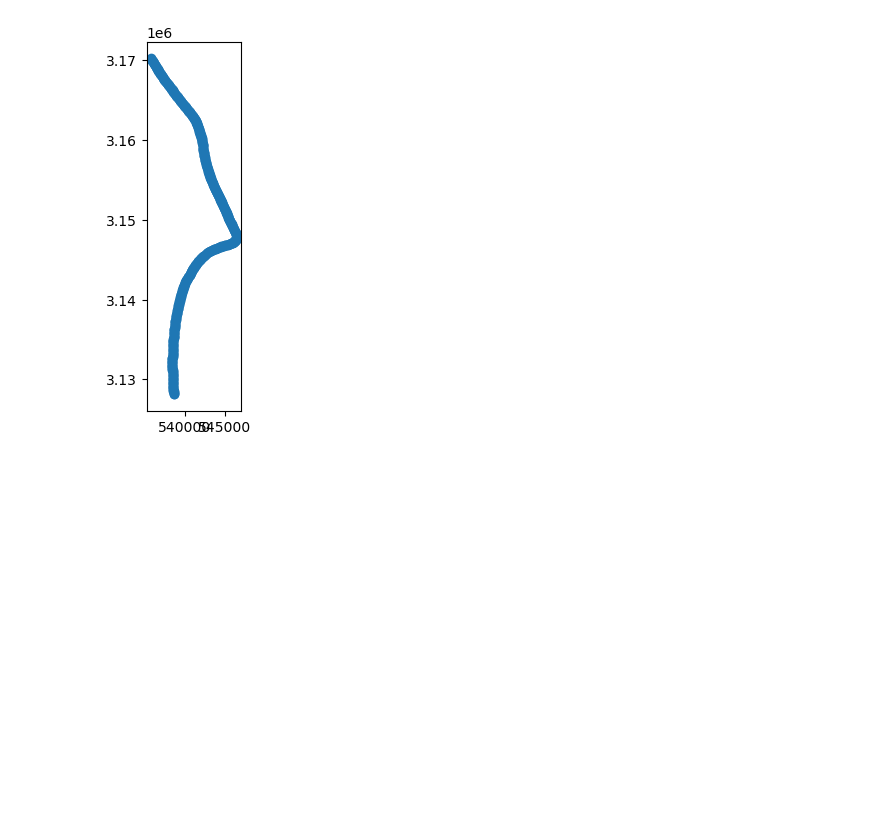
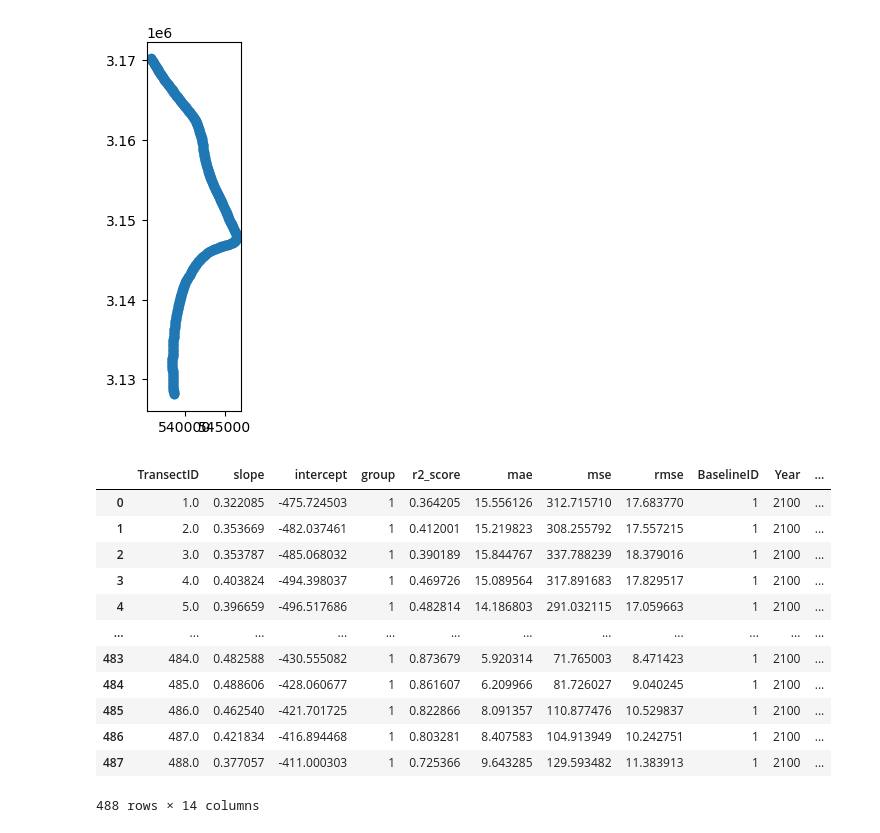
Before and after one commit to RNC-Research-Group/CliffErosion_Projections, a Jupyter notebook: HistoricRate_Proj_DSASv6.ipynb, the cells around one changed output. Saved outputs shown, nothing was run; the diff lists cells and outputs as text; code cells hidden in the pictures; blank space fills up the shorter version.

```diff
--- a/HistoricRate_Proj_DSASv6.ipynb
+++ b/HistoricRate_Proj_DSASv6.ipynb
@@ -95,6 +95,26 @@ results.plot()
 plt.show()
 # %% [output]
 [figure]
+# %%
+default_value = 1
+column = 'group'
+df = results
+results[column] = default_value
+results
+# %% [output]
+|  | TransectID | slope | intercept | group | r2_score | mae | mse | rmse | BaselineID | Year | ... |
+| 0 | 1.0 | 0.322085 | -475.724503 | 1 | 0.364205 | 15.556126 | 312.715710 | 17.683770 | 1 | 2100 | ... |
+| 1 | 2.0 | 0.353669 | -482.037461 | 1 | 0.412001 | 15.219823 | 308.255792 | 17.557215 | 1 | 2100 | ... |
+| 2 | 3.0 | 0.353787 | -485.068032 | 1 | 0.390189 | 15.844767 | 337.788239 | 18.379016 | 1 | 2100 | ... |
+| 3 | 4.0 | 0.403824 | -494.398037 | 1 | 0.469726 | 15.089564 | 317.891683 | 17.829517 | 1 | 2100 | ... |
+| 4 | 5.0 | 0.396659 | -496.517686 | 1 | 0.482814 | 14.186803 | 291.032115 | 17.059663 | 1 | 2100 | ... |
+| ... | ... | ... | ... | ... | ... | ... | ... | ... | ... | ... | ... |
+| 483 | 484.0 | 0.482588 | -430.555082 | 1 | 0.873679 | 5.920314 | 71.765003 | 8.471423 | 1 | 2100 | ... |
+| 484 | 485.0 | 0.488606 | -428.060677 | 1 | 0.861607 | 6.209966 | 81.726027 | 9.040245 | 1 | 2100 | ... |
+| 485 | 486.0 | 0.462540 | -421.701725 | 1 | 0.822866 | 8.091357 | 110.877476 | 10.529837 | 1 | 2100 | ... |
+| 486 | 487.0 | 0.421834 | -416.894468 | 1 | 0.803281 | 8.407583 | 104.913949 | 10.242751 | 1 | 2100 | ... |
+| 487 | 488.0 | 0.377057 | -411.000303 | 1 | 0.725366 | 9.643285 | 129.593482 | 11.383913 | 1 | 2100 | ... |
+488 rows × 14 columns
 # %%
 results = prediction_results_to_polygon(results)
 output_shapefile = "DSAS_TestData/projection_output.shp"
```
Also changed, not shown: parts of 1 cell of this notebook, 5 other files.
